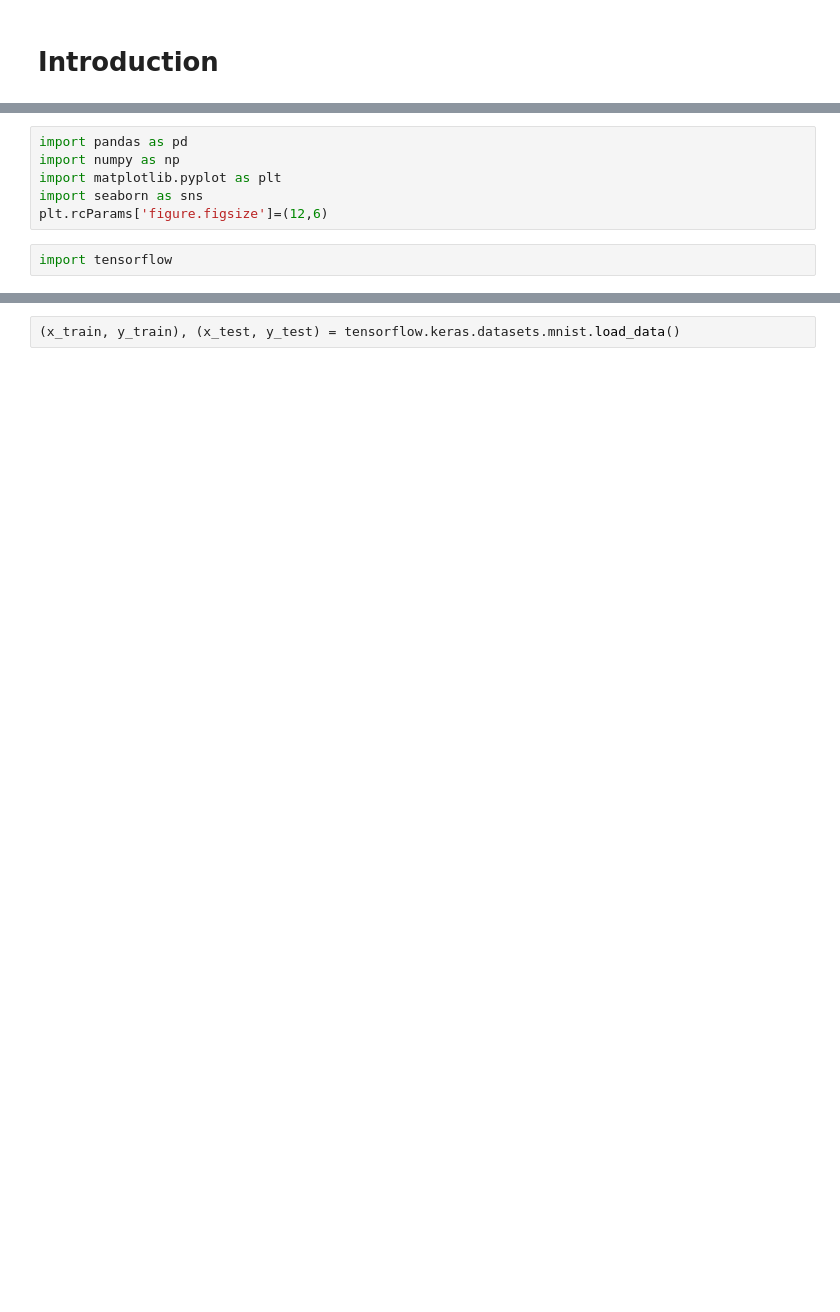
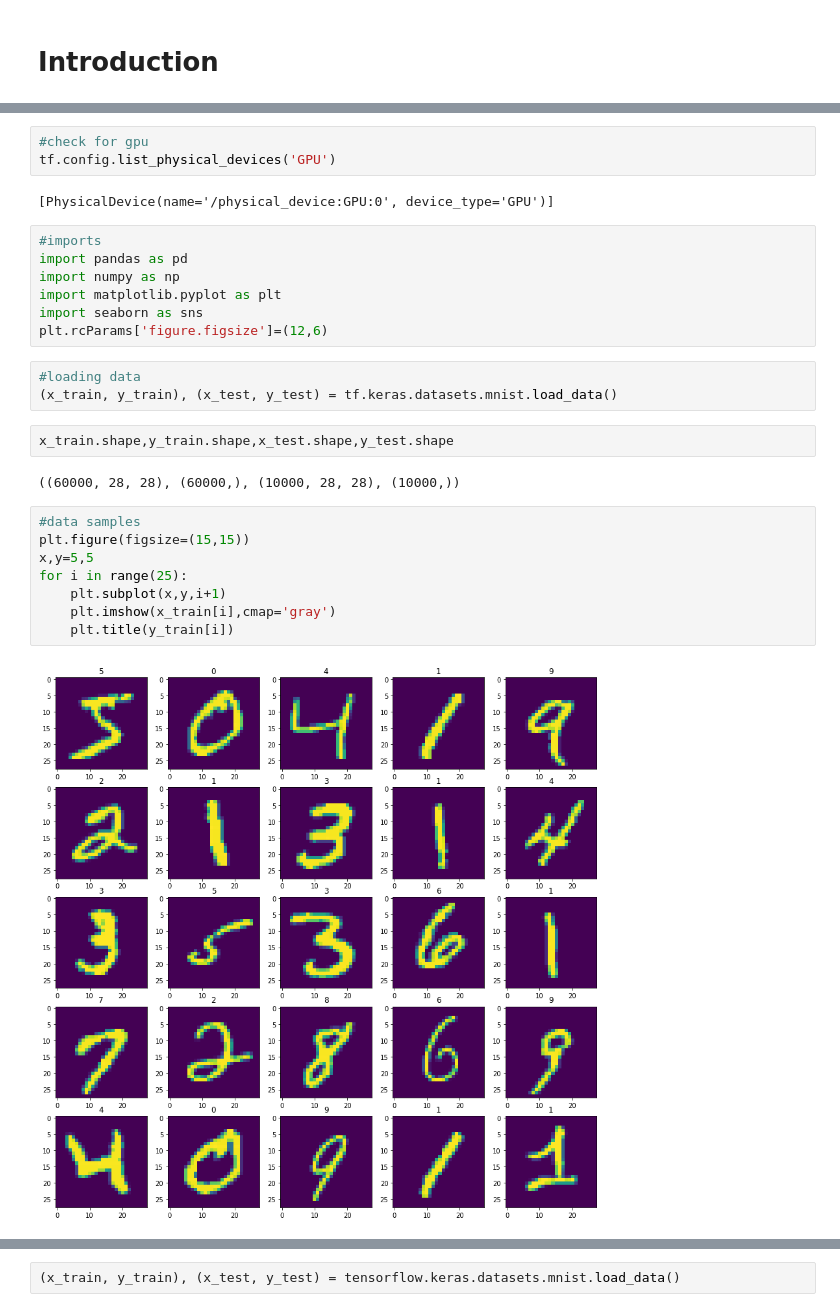
Before and after one commit to emrekds/cnn-mnist, a Jupyter notebook: cnn.ipynb, the cells around one changed output, grey strips where cells are left out. Cells and saved outputs as stored; diff of their text form; blank space fills up the shorter version.

```diff
--- a/cnn.ipynb
+++ b/cnn.ipynb
@@ -3,8 +5,29 @@
+# %%
+#check for gpu
+tf.config.list_physical_devices('GPU')
+# %% [output]
+[PhysicalDevice(name='/physical_device:GPU:0', device_type='GPU')]
 # %%
+#imports
 import pandas as pd
 import numpy as np
 import matplotlib.pyplot as plt
 import seaborn as sns
 plt.rcParams['figure.figsize']=(12,6)
-# %%
-import tensorflow
+# %%
+#loading data
+(x_train, y_train), (x_test, y_test) = tf.keras.datasets.mnist.load_data()
+# %%
+x_train.shape,y_train.shape,x_test.shape,y_test.shape
+# %% [output]
+((60000, 28, 28), (60000,), (10000, 28, 28), (10000,))
+# %%
+#data samples
+plt.figure(figsize=(15,15))
+x,y=5,5
+for i in range(25):
+    plt.subplot(x,y,i+1)
+    plt.imshow(x_train[i],cmap='gray')
+    plt.title(y_train[i])
+# %% [output]
+[figure, added]
```
Also changed, not shown: parts of 40 cells of this notebook.
